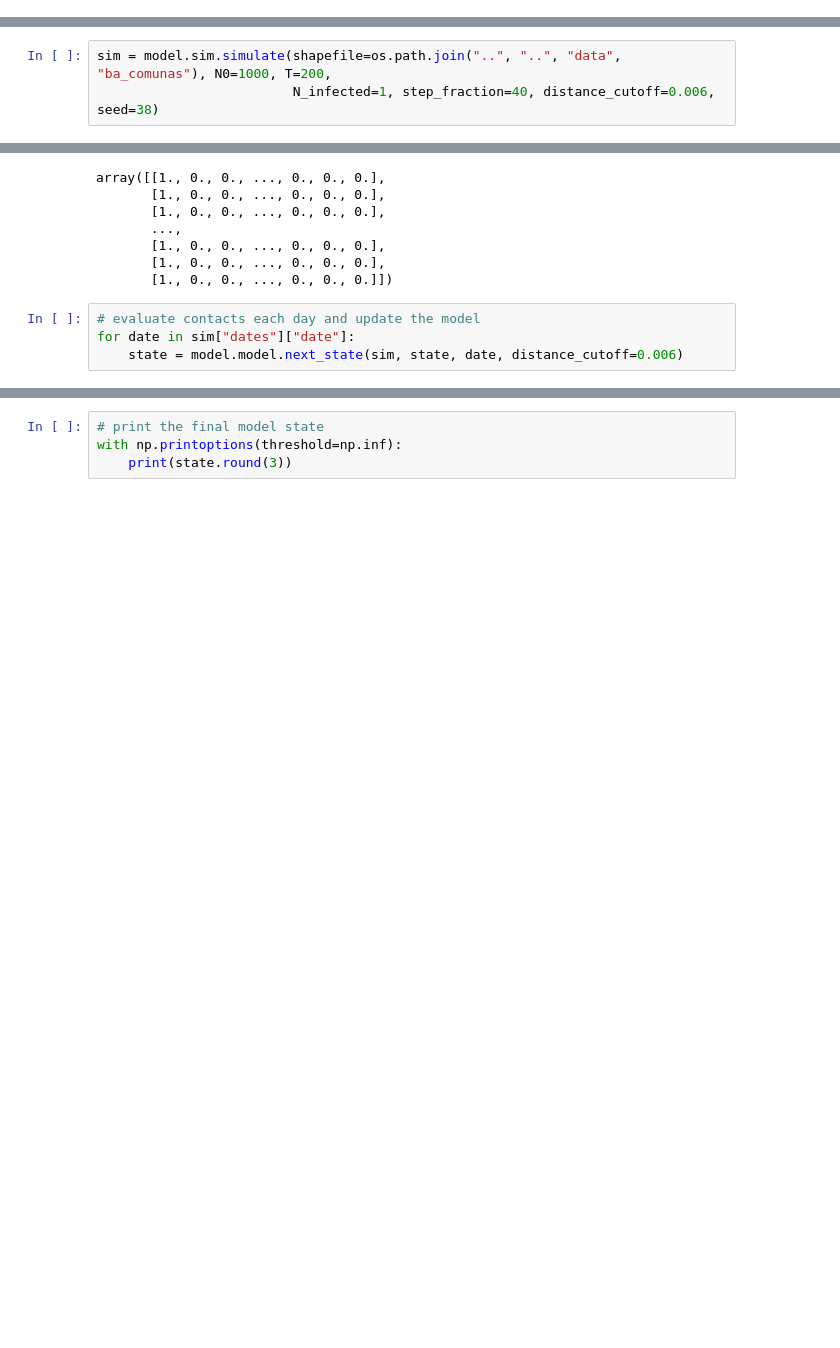
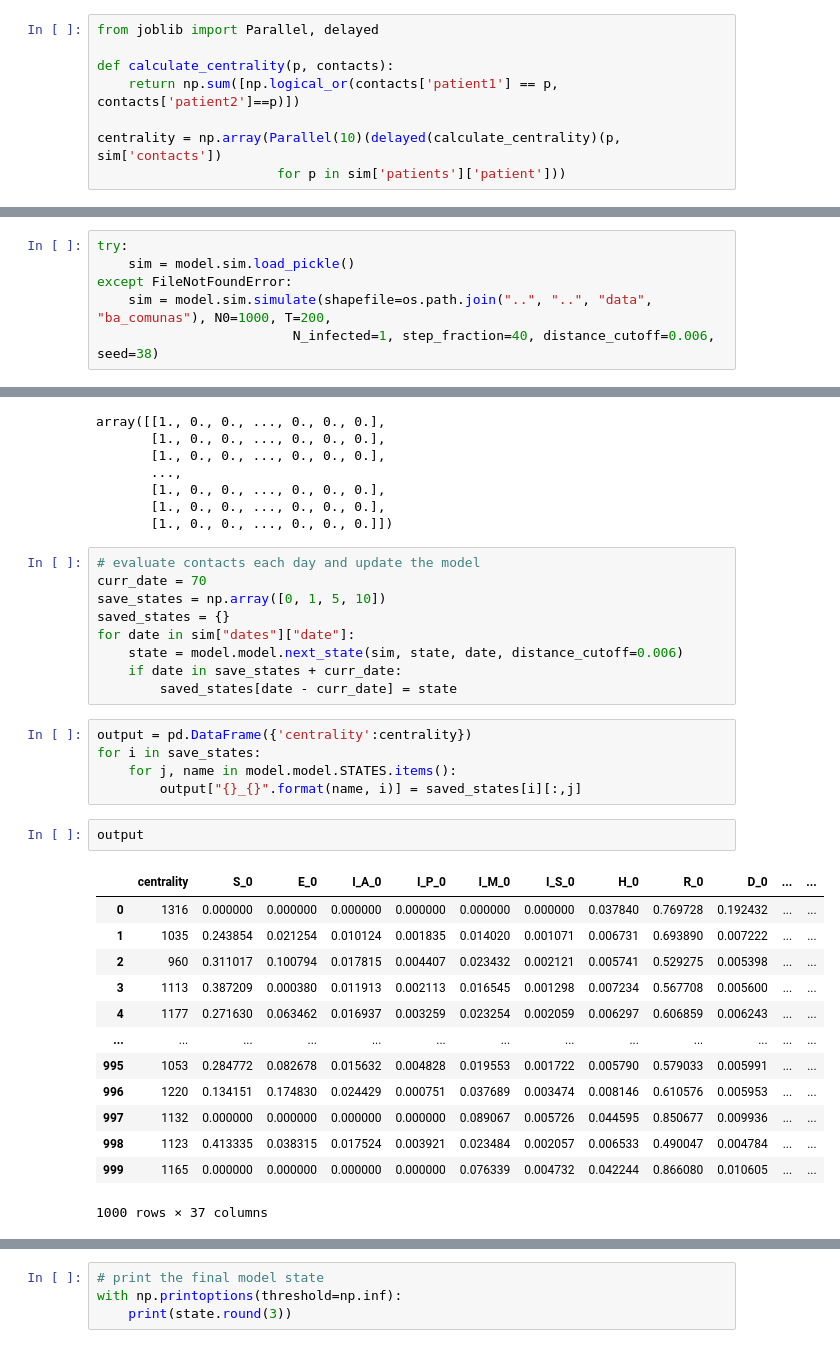
Before and after one commit to milchada/COVID-Argentina, a Jupyter notebook: notebooks/simulation/hmm-sim.ipynb, the cells around one changed output, grey strips where cells are left out. Saved outputs shown, nothing was run; the diff lists cells and outputs as text; blank space fills up the shorter version.

Commit message:
update csv data

```diff
--- a/notebooks/simulation/hmm-sim.ipynb
+++ b/notebooks/simulation/hmm-sim.ipynb
@@ -10,5 +68,16 @@ import matplotlib.pyplot as plt
+# %%
+from joblib import Parallel, delayed
+
+def calculate_centrality(p, contacts):
+    return np.sum([np.logical_or(contacts['patient1'] == p, contacts['patient2']==p)])
+
+centrality = np.array(Parallel(10)(delayed(calculate_centrality)(p, sim['contacts'])
+                       for p in sim['patients']['patient']))
 # %% [markdown]
 ## Data Generation
 # %%
-sim = model.sim.simulate(shapefile=os.path.join("..", "..", "data", "ba_comunas"), N0=1000, T=200,
+try:
+    sim = model.sim.load_pickle()
+except FileNotFoundError:
+    sim = model.sim.simulate(shapefile=os.path.join("..", "..", "data", "ba_comunas"), N0=1000, T=200,
                          N_infected=1, step_fraction=40, distance_cutoff=0.006, seed=38)
@@ -120,5 +166,31 @@ array([[1., 0., 0., ..., 0., 0., 0.],
        [1., 0., 0., ..., 0., 0., 0.]])
 # %%
 # evaluate contacts each day and update the model
+curr_date = 70
+save_states = np.array([0, 1, 5, 10])
+saved_states = {}
 for date in sim["dates"]["date"]:
     state = model.model.next_state(sim, state, date, distance_cutoff=0.006)
+    if date in save_states + curr_date:
+        saved_states[date - curr_date] = state
+# %%
+output = pd.DataFrame({'centrality':centrality})
+for i in save_states:
+    for j, name in model.model.STATES.items():
+        output["{}_{}".format(name, i)] = saved_states[i][:,j]
+# %%
+output
+# %% [output]
+|  | centrality | S_0 | E_0 | I_A_0 | I_P_0 | I_M_0 | I_S_0 | H_0 | R_0 | D_0 | ... | ... |
+| 0 | 1316 | 0.000000 | 0.000000 | 0.000000 | 0.000000 | 0.000000 | 0.000000 | 0.037840 | 0.769728 | 0.192432 | ... | ... |
+| 1 | 1035 | 0.243854 | 0.021254 | 0.010124 | 0.001835 | 0.014020 | 0.001071 | 0.006731 | 0.693890 | 0.007222 | ... | ... |
+| 2 | 960 | 0.311017 | 0.100794 | 0.017815 | 0.004407 | 0.023432 | 0.002121 | 0.005741 | 0.529275 | 0.005398 | ... | ... |
+| 3 | 1113 | 0.387209 | 0.000380 | 0.011913 | 0.002113 | 0.016545 | 0.001298 | 0.007234 | 0.567708 | 0.005600 | ... | ... |
+| 4 | 1177 | 0.271630 | 0.063462 | 0.016937 | 0.003259 | 0.023254 | 0.002059 | 0.006297 | 0.606859 | 0.006243 | ... | ... |
+| ... | ... | ... | ... | ... | ... | ... | ... | ... | ... | ... | ... | ... |
+| 995 | 1053 | 0.284772 | 0.082678 | 0.015632 | 0.004828 | 0.019553 | 0.001722 | 0.005790 | 0.579033 | 0.005991 | ... | ... |
+| 996 | 1220 | 0.134151 | 0.174830 | 0.024429 | 0.000751 | 0.037689 | 0.003474 | 0.008146 | 0.610576 | 0.005953 | ... | ... |
+| 997 | 1132 | 0.000000 | 0.000000 | 0.000000 | 0.000000 | 0.089067 | 0.005726 | 0.044595 | 0.850677 | 0.009936 | ... | ... |
+| 998 | 1123 | 0.413335 | 0.038315 | 0.017524 | 0.003921 | 0.023484 | 0.002057 | 0.006533 | 0.490047 | 0.004784 | ... | ... |
+| 999 | 1165 | 0.000000 | 0.000000 | 0.000000 | 0.000000 | 0.076339 | 0.004732 | 0.042244 | 0.866080 | 0.010605 | ... | ... |
+1000 rows × 37 columns
```
Also changed, not shown: parts of 5 cells of this notebook, 11 other files.
